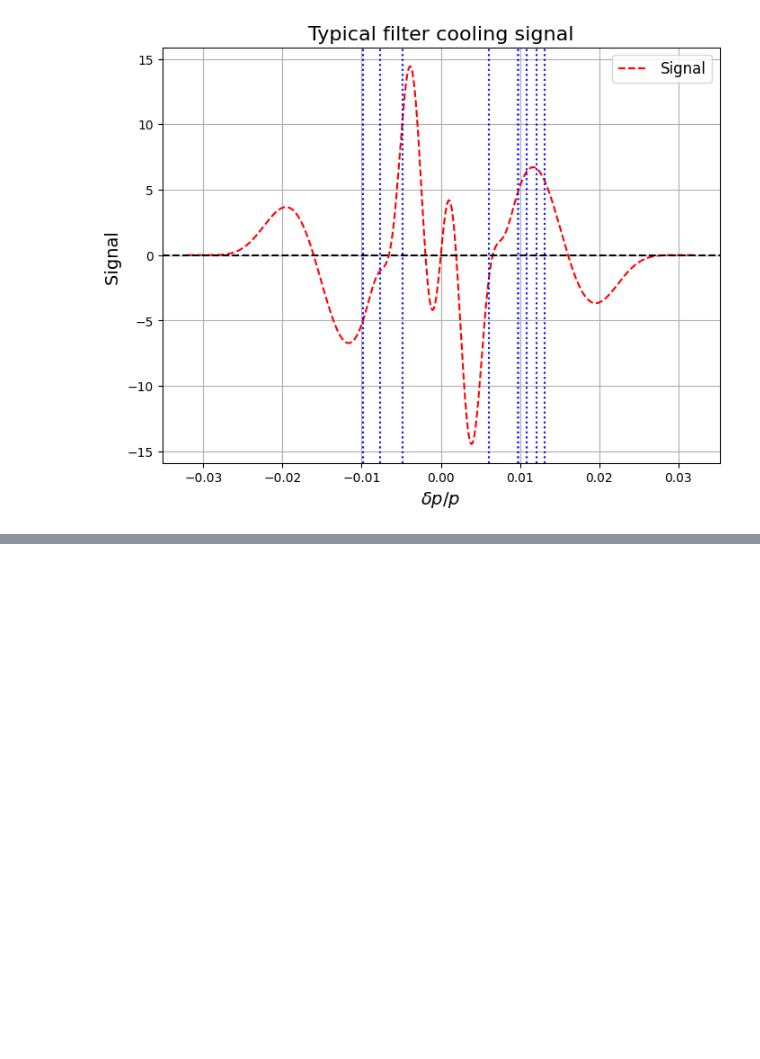
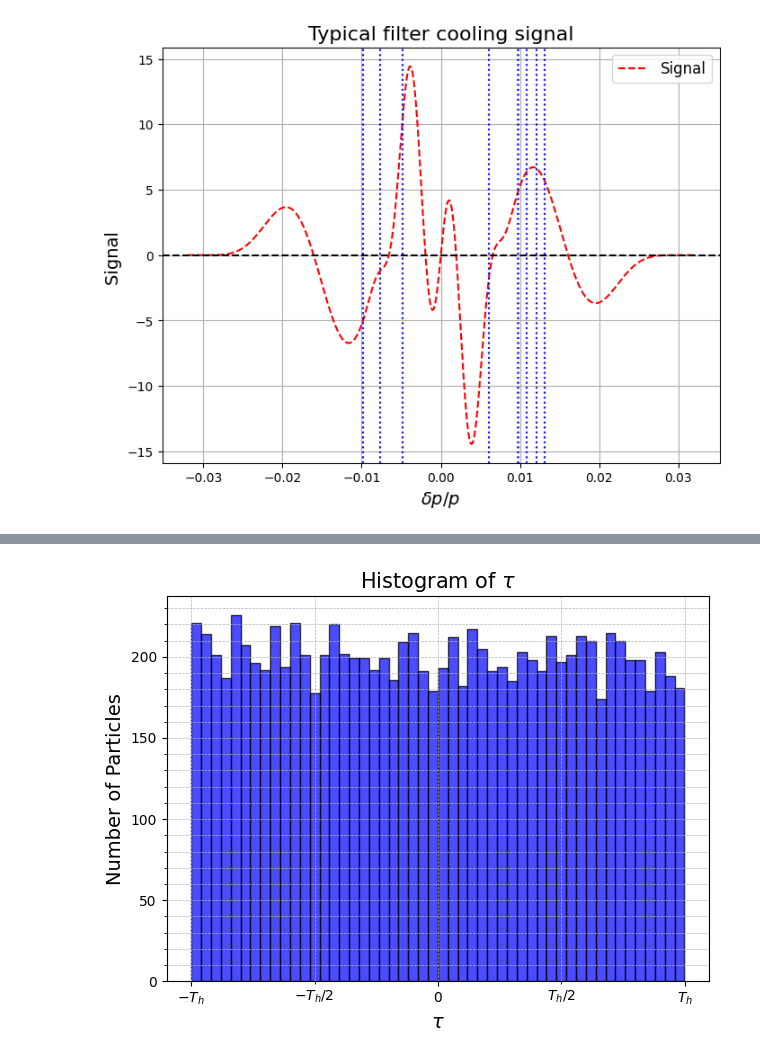
Before and after one commit to vtsianti/Stochastic-Cooling, a Jupyter notebook: studies/pairs.ipynb, the cells around one changed output, grey strips where cells are left out. Drawn from its saved outputs; the diff is of its cells as text; code cells hidden in the pictures; blank space fills up the shorter version.

```diff
--- a/studies/pairs.ipynb
+++ b/studies/pairs.ipynb
@@ -59,0 +85,34 @@ plt.show()
+# %%
+import numpy as np
+import matplotlib.pyplot as plt
+
+# Parameters
+Th = 0.1e-6  # Range [-Th, Th]
+Nparticles = 10000  # Number of particles
+
+# Generate uniform distribution
+Tau = np.random.uniform(-Th, Th, Nparticles)
+
+# Create histogram
+plt.figure(figsize=(7, 5))
+plt.hist(Tau, bins=50, alpha=0.7, color='b', edgecolor='black')
+
+# Custom x-axis ticks (major = [-Th, 0, Th], minor = [-Th/2, Th/2])
+major_ticks = np.array([-Th, 0, Th])
+minor_ticks = np.array([-Th/2, Th/2])
+
+plt.xticks(major_ticks, [r'$-T_h$', '0', r'$T_h$'])  # Label major ticks
+plt.minorticks_on()
+plt.gca().set_xticks(minor_ticks, minor=True)
+plt.gca().set_xticklabels([r'$-T_h/2$', r'$T_h/2$'], minor=True)
+
+# Labels and title
+plt.xlabel(r'$\tau$', fontsize=14)
+plt.ylabel('Number of Particles', fontsize=14)
+plt.title(r'Histogram of $\tau$', fontsize=15)
+plt.grid(True, which='both', linestyle='--', linewidth=0.5)
+
+# Show plot
+plt.show()
+# %% [output]
+[figure, added]
```
Also changed, not shown: parts of 1 cell of this notebook, 5 other files.
